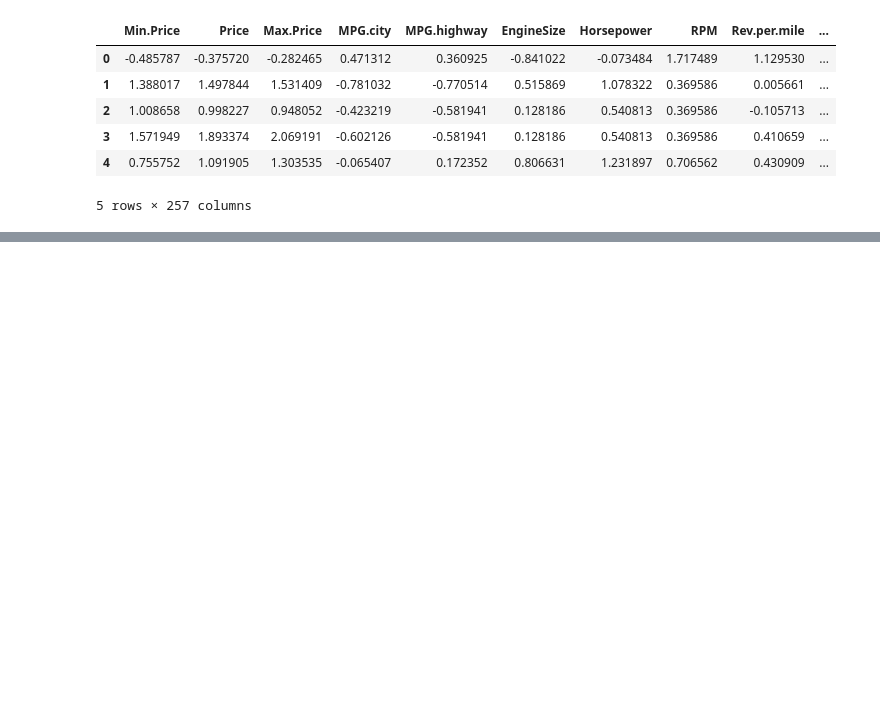
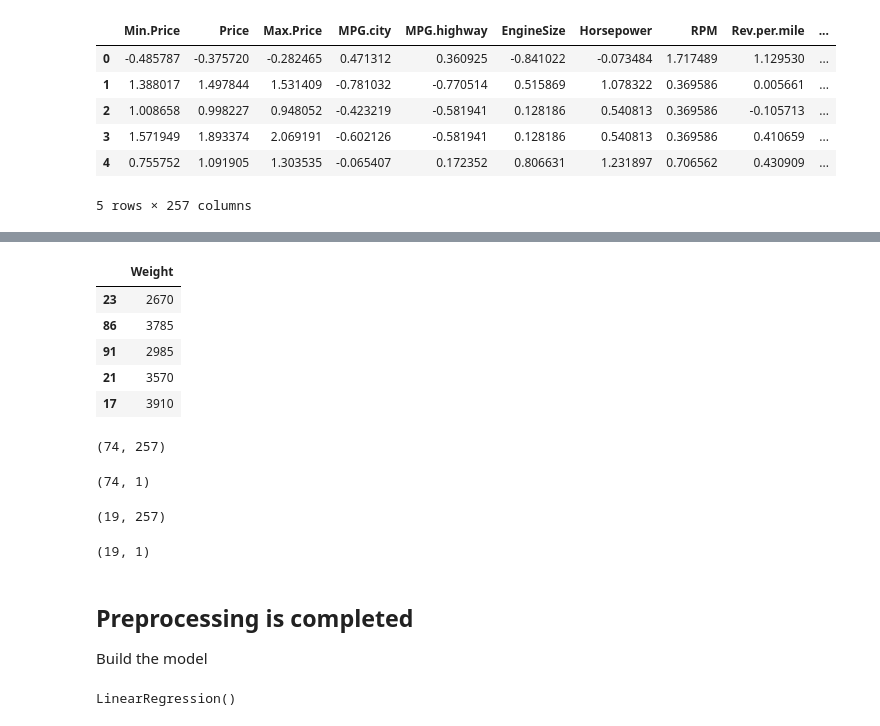
Before and after one commit to Gunlok28/Machine-Learning_Beginner-to-Pro, a Jupyter notebook: Manual Preprocessing/Preprocessing.ipynb, the cells around one changed output, grey strips where cells are left out. Saved outputs shown, nothing was run; the diff lists cells and outputs as text; code cells hidden in the pictures; blank space fills up the shorter version.

Commit message:
Manual Preprocessing

```diff
--- a/Manual Preprocessing/Preprocessing.ipynb
+++ b/Manual Preprocessing/Preprocessing.ipynb
@@ -377,0 +452,34 @@ X_pre.to_csv("pre.csv", index=False)
+# %%
+ytest.head()
+# %% [output]
+|  | Weight |
+| 23 | 2670 |
+| 86 | 3785 |
+| 91 | 2985 |
+| 21 | 3570 |
+| 17 | 3910 |
+# %%
+xtrain.shape
+# %% [output]
+(74, 257)
+# %%
+ytrain.shape
+# %% [output]
+(74, 1)
+# %%
+xtest.shape
+# %% [output]
+(19, 257)
+# %%
+ytest.shape
+# %% [output]
+(19, 1)
+# %% [markdown]
+## Preprocessing is completed
+Build the model
+# %%
+from sklearn.linear_model import LinearRegression
+model = LinearRegression()
+model.fit(xtrain, ytrain)
+# %% [output]
+LinearRegression()
```
Also changed, not shown: parts of 23 cells of this notebook.
